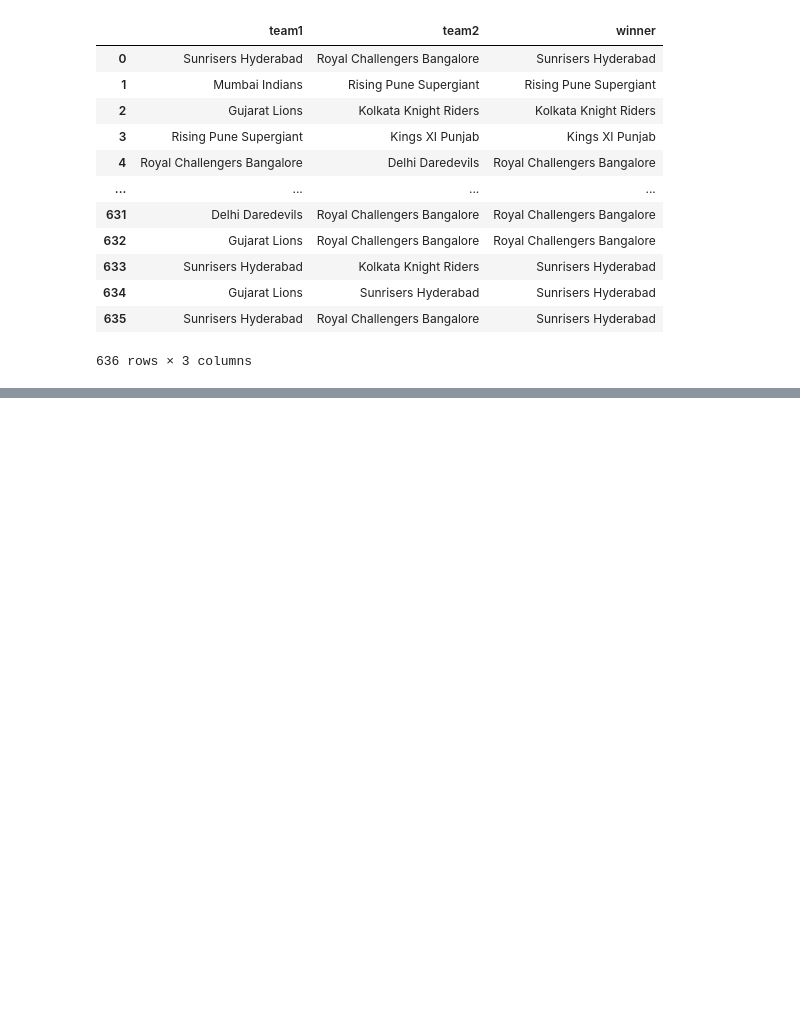
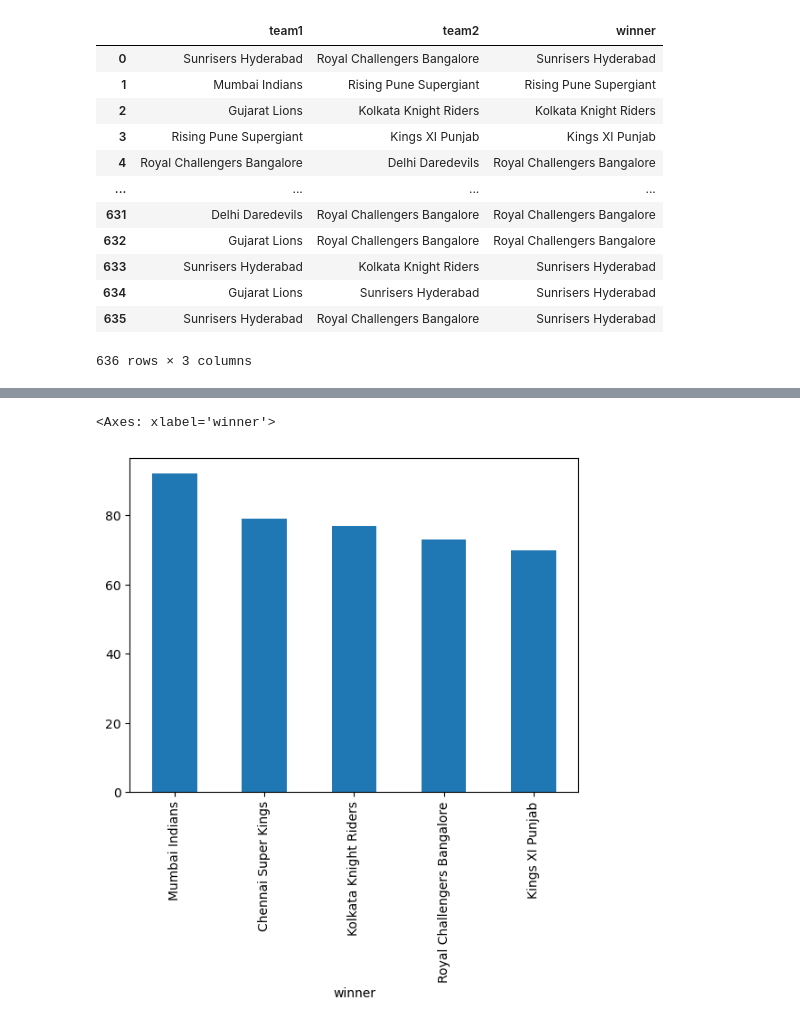
Before and after one commit to rekhaaryal/IPL_Analysis_using_Pandas, a Jupyter notebook: IPL_Analysiss.ipynb, the cells around one changed output, grey strips where cells are left out. Cells and saved outputs as stored; diff of their text form; code cells hidden in the pictures; blank space fills up the shorter version.

```diff
--- a/IPL_Analysiss.ipynb
+++ b/IPL_Analysiss.ipynb
@@ -197,0 +283,5 @@ data.iloc[ : , [4,5,10]]
+# %%
+data['winner'].value_counts().head().plot(kind = 'bar')
+# %% [output]
+<Axes: xlabel='winner'>
+[figure, added]
```
Also changed, not shown: parts of 12 cells of this notebook.
